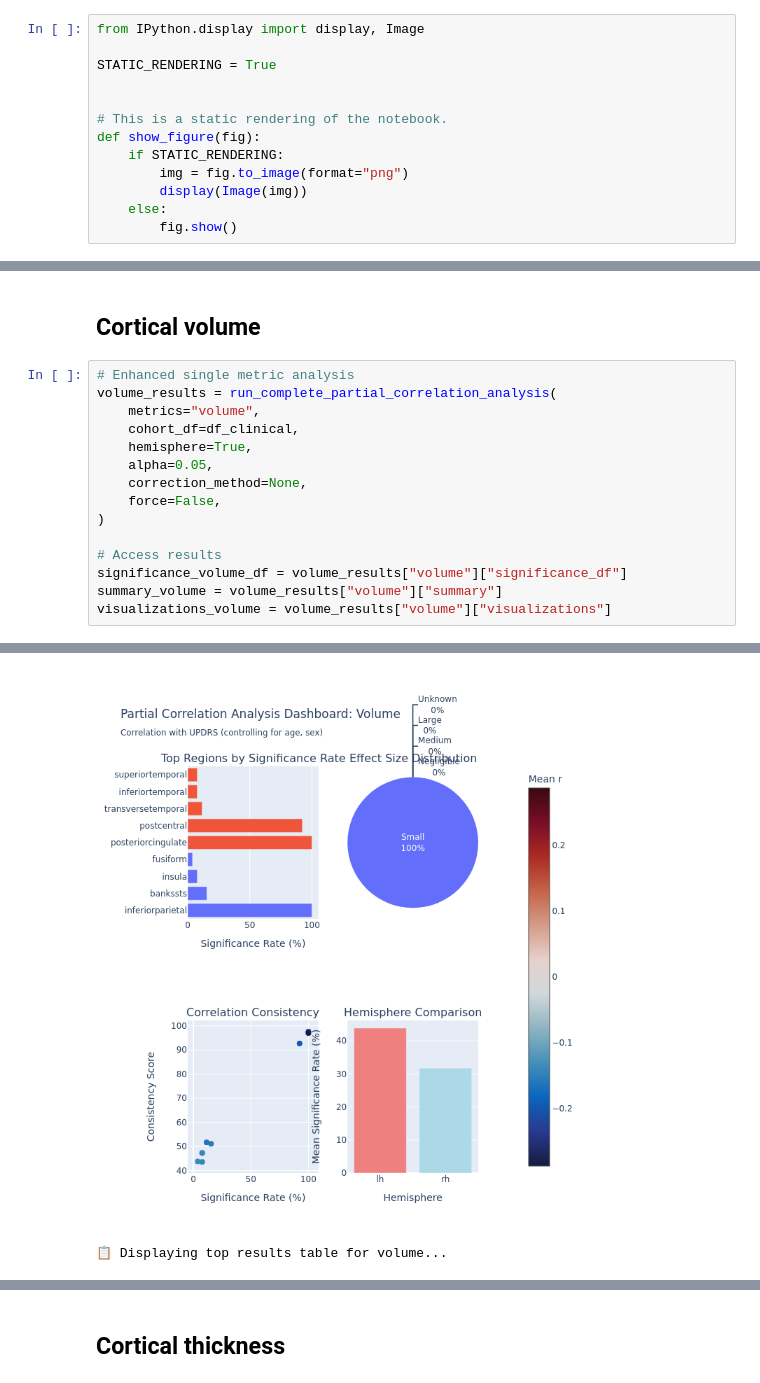
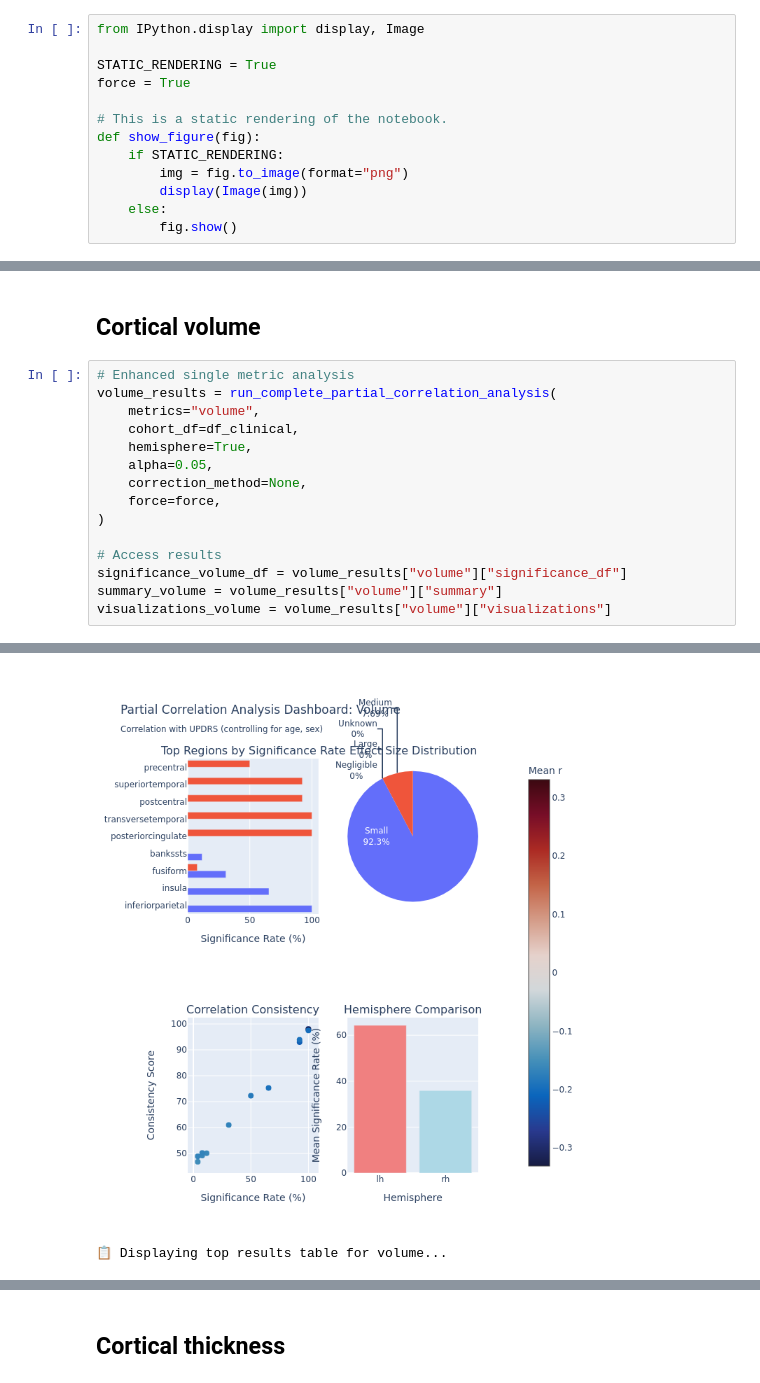
Before and after one commit to yohanchatelain/VIP-python-client, a Jupyter notebook: example/freesurfer-fuzzy/notebooks/clinical/baseline-partial-correlation.ipynb, the cells around one changed output, grey strips where cells are left out. Saved outputs shown, nothing was run; the diff lists cells and outputs as text.

```diff
--- a/example/freesurfer-fuzzy/notebooks/clinical/baseline-partial-correlation.ipynb
+++ b/example/freesurfer-fuzzy/notebooks/clinical/baseline-partial-correlation.ipynb
@@ -25,7 +25,7 @@ Pingouin uses the method described in [2] to calculate the (semi)partial correla
 from IPython.display import display, Image
 
 STATIC_RENDERING = True
-
+force = True
 
 # This is a static rendering of the notebook.
 def show_figure(fig):
@@ -1657,7 +1655,7 @@ volume_results = run_complete_partial_correlation_analysis(
     hemisphere=True,
     alpha=0.05,
     correction_method=None,
-    force=False,
+    force=force,
 )
 
 # Access results
@@ -1685,2 +1700,2 @@ visualizations_volume = volume_results["volume"]["visualizations"]
-[figure, old version]
+[figure, new version]
-📋 Displaying top results table for volume...
+📋 Displaying top results table for volume...
```
Also changed, not shown: parts of 10 cells of this notebook, 7 other files.
